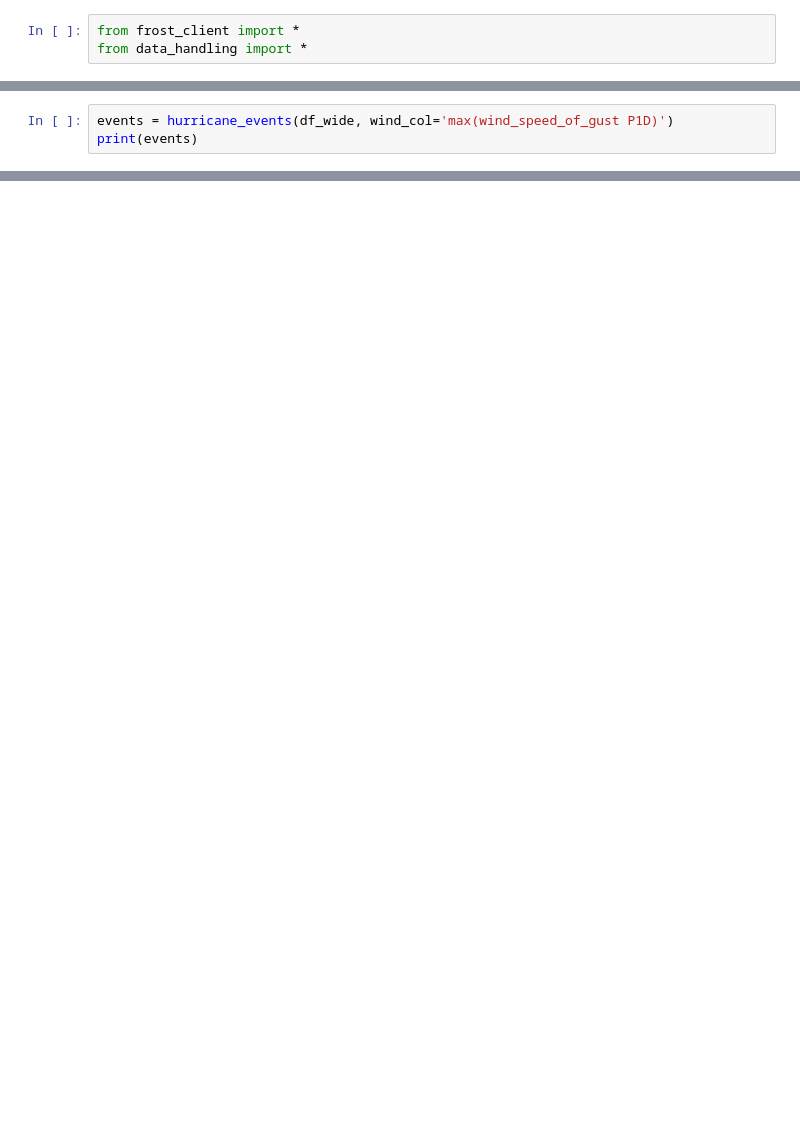
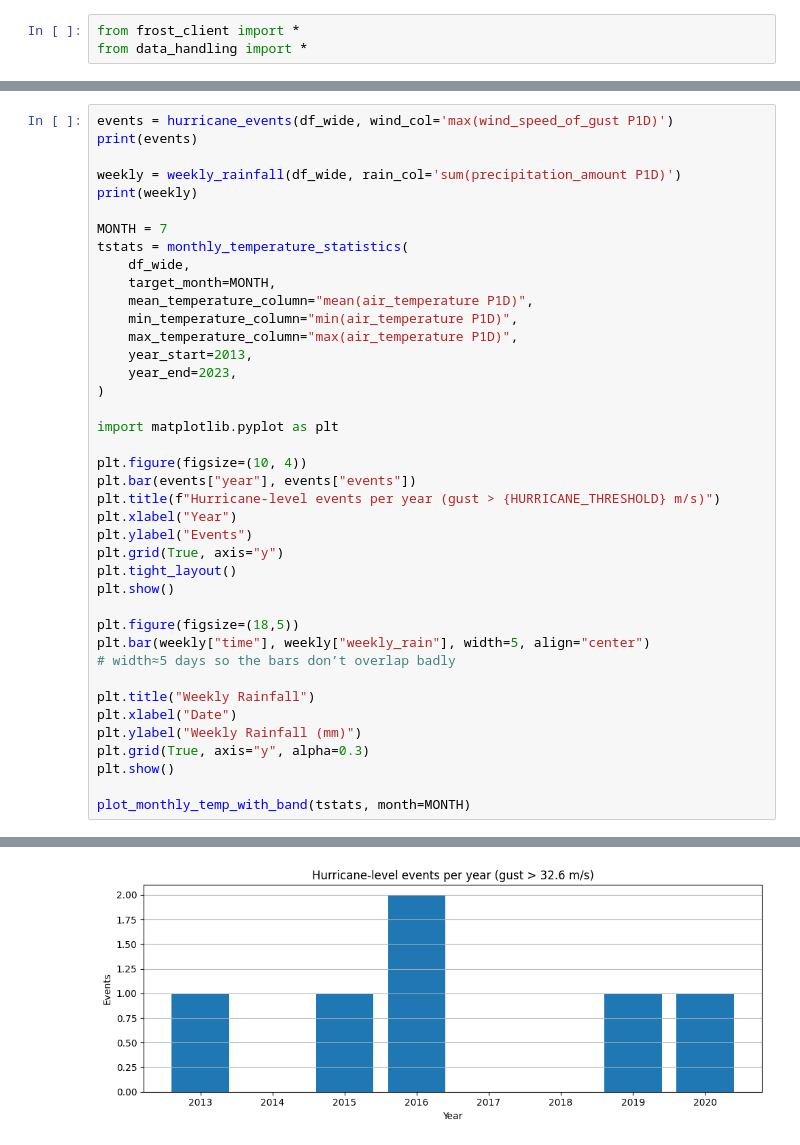
Before and after one commit to Maggebag/AIS4003-WeatherData-Assignment, a Jupyter notebook: src/test.ipynb, the cells around one changed output, grey strips where cells are left out. Drawn from its saved outputs; the diff is of its cells as text; blank space fills up the shorter version.

```diff
--- a/src/test.ipynb
+++ b/src/test.ipynb
@@ -41,6 +37,43 @@ print(df_wide.head())
 # %%
 events = hurricane_events(df_wide, wind_col='max(wind_speed_of_gust P1D)')
 print(events)
+
+weekly = weekly_rainfall(df_wide, rain_col='sum(precipitation_amount P1D)')
+print(weekly)
+
+MONTH = 7
+tstats = monthly_temperature_statistics(
+    df_wide,
+    target_month=MONTH,
+    mean_temperature_column="mean(air_temperature P1D)",
+    min_temperature_column="min(air_temperature P1D)",
+    max_temperature_column="max(air_temperature P1D)",
+    year_start=2013,
+    year_end=2023,
+)
+
+import matplotlib.pyplot as plt
+
+plt.figure(figsize=(10, 4))
+plt.bar(events["year"], events["events"])
+plt.title(f"Hurricane-level events per year (gust > {HURRICANE_THRESHOLD} m/s)")
+plt.xlabel("Year")
+plt.ylabel("Events")
+plt.grid(True, axis="y")
+plt.tight_layout()
+plt.show()
+
+plt.figure(figsize=(18,5))
+plt.bar(weekly["time"], weekly["weekly_rain"], width=5, align="center")
+# width≈5 days so the bars don’t overlap badly
+
+plt.title("Weekly Rainfall")
+plt.xlabel("Date")
+plt.ylabel("Weekly Rainfall (mm)")
+plt.grid(True, axis="y", alpha=0.3)
+plt.show()
+
+plot_monthly_temp_with_band(tstats, month=MONTH)
 # %% [output]
    year  events
 0  2013       1
@@ -52,0 +98 @@ print(events)
+[figure, added]
```
Also changed, not shown: parts of 3 cells of this notebook, 3 other files.
